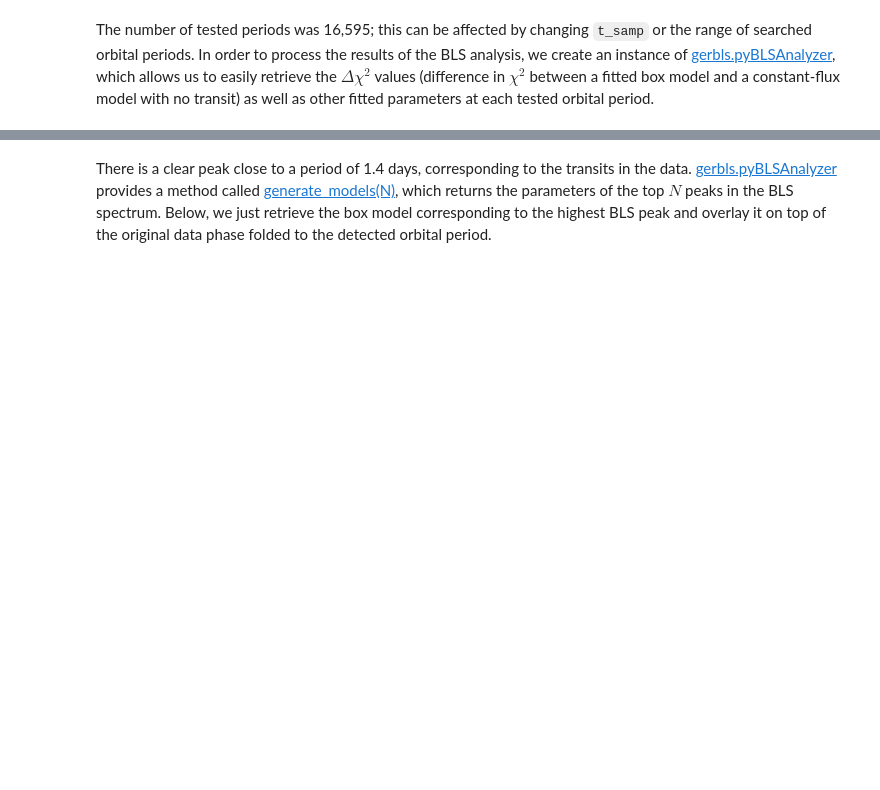
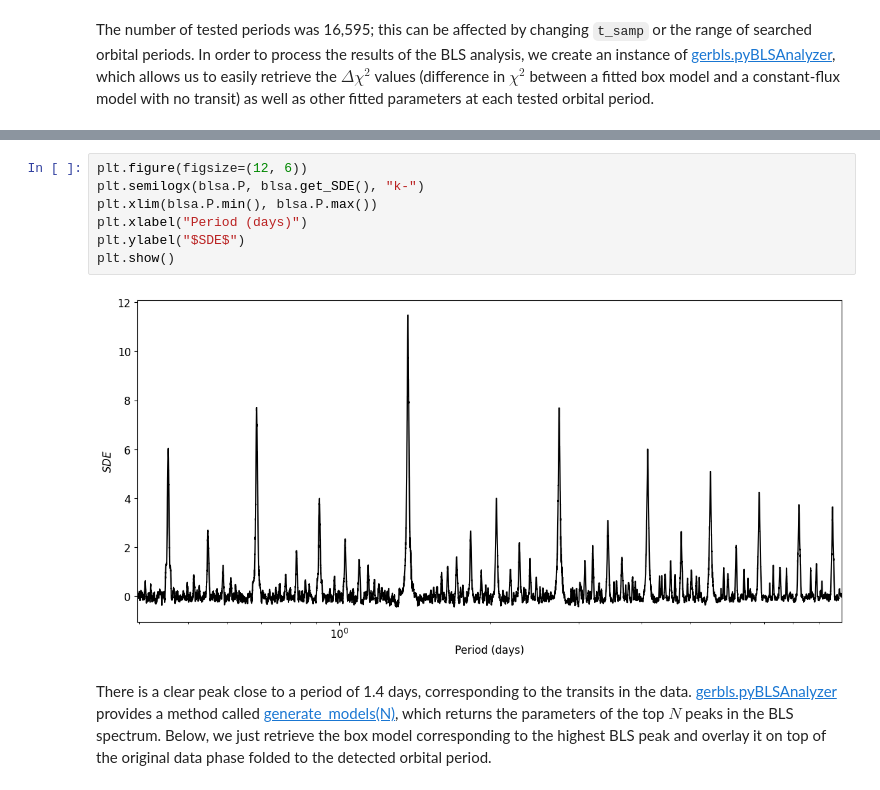
Before and after one commit to kment/GERBLS, a Jupyter notebook: docs/source/examples/fastbls.ipynb, the cells around one changed output, grey strips where cells are left out. Cells and saved outputs as stored; diff of their text form; blank space fills up the shorter version.

```diff
--- a/docs/source/examples/fastbls.ipynb
+++ b/docs/source/examples/fastbls.ipynb
@@ -65,3 +70,12 @@ plt.show()
+# %%
+plt.figure(figsize=(12, 6))
+plt.semilogx(blsa.P, blsa.get_SDE(), "k-")
+plt.xlim(blsa.P.min(), blsa.P.max())
+plt.xlabel("Period (days)")
+plt.ylabel("$SDE$")
+plt.show()
+# %% [output]
+[figure, added]
 # %% [markdown]
 There is a clear peak close to a period of 1.4 days, corresponding to the transits in the data. [gerbls.pyBLSAnalyzer](../api/blsresult.rst#gerbls.pyBLSAnalyzer) provides a method called [generate_models(N)](../api/blsresult.rst#gerbls.pyBLSAnalyzer.generate_models), which returns the parameters of the top $N$ peaks in the BLS spectrum. Below, we just retrieve the box model corresponding to the highest BLS peak and overlay it on top of the original data phase folded to the detected orbital period.
 # %%
```
Also changed, not shown: parts of 6 cells of this notebook, 11 other files.
